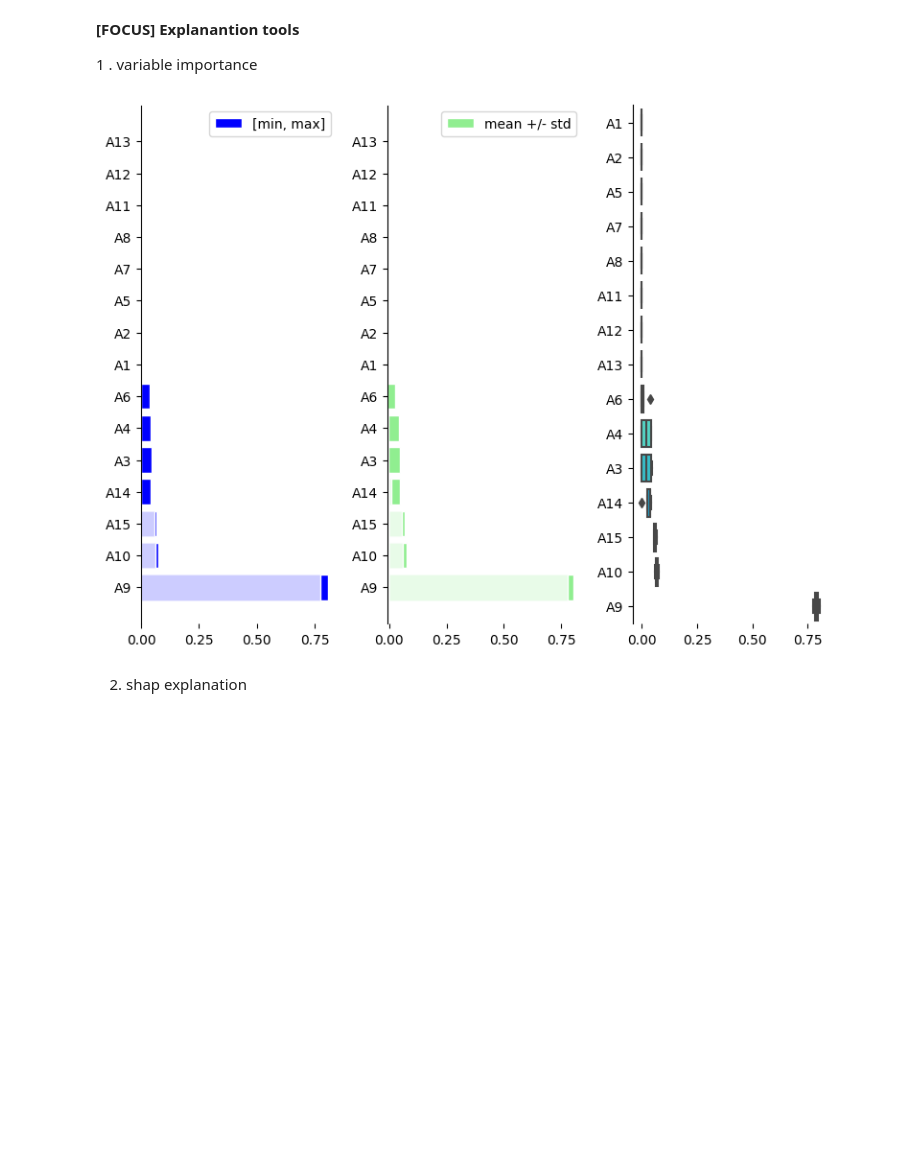
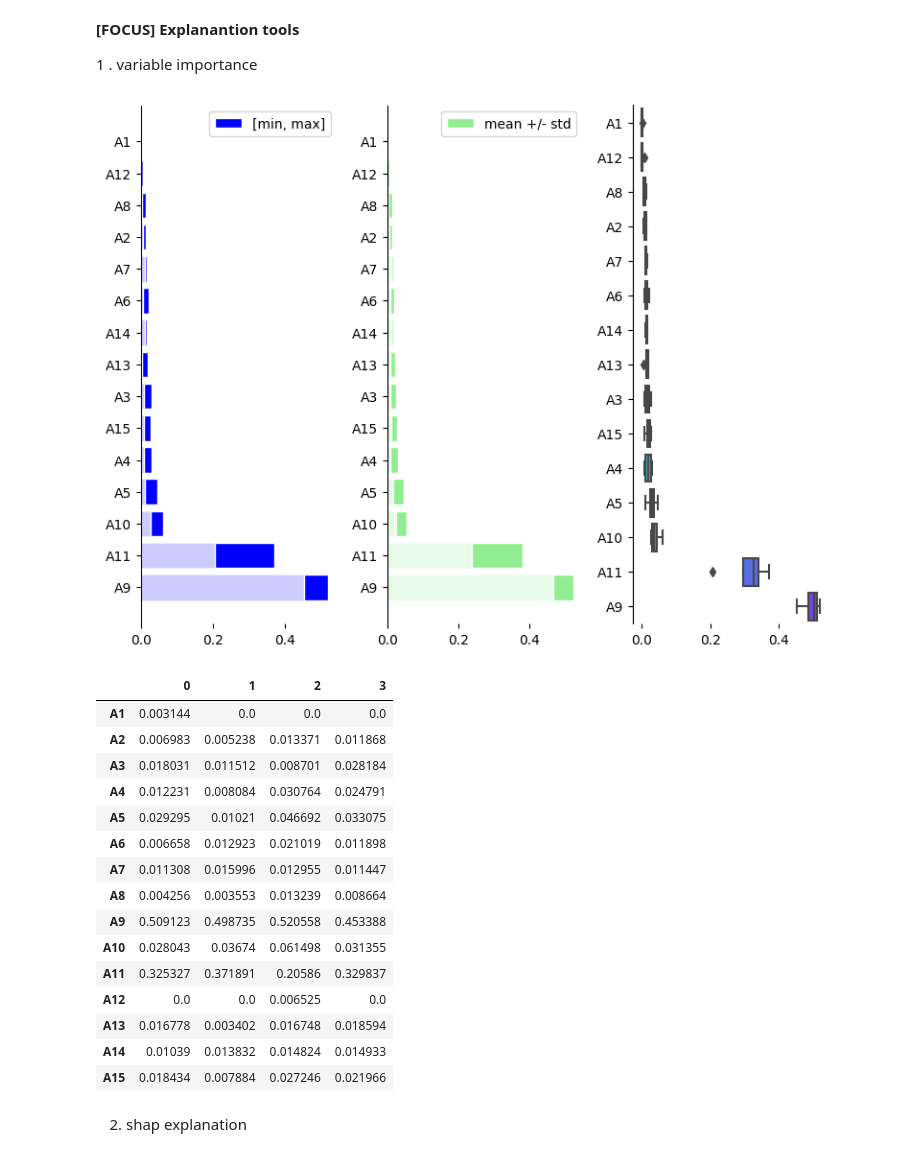
Before and after one commit to eurobios-mews-labs/palma, a Jupyter notebook: examples/classification.ipynb, the cells around one changed output. Drawn from its saved outputs; the diff is of its cells as text; code cells hidden in the pictures; blank space fills up the shorter version.

```diff
--- a/examples/classification.ipynb
+++ b/examples/classification.ipynb
@@ -44,7 +44,7 @@ Using the FLAML library, the best model (in a given estimator family) is searche
 # %%
 %%capture
 ms = ModelSelector(engine="FlamlOptimizer",
-                   engine_parameters=dict(time_budget=10))
+                   engine_parameters=dict(time_budget=20))
 ms.start(project)
 # %%
 ms.best_model_
@@ -94,20 +93,33 @@ print()
 
 1 . variable importance
 # %%
-f, ax = plt.subplots(figsize=(8, 6), ncols=3,
-
-                     )
+f, ax = plt.subplots(figsize=(8, 6), ncols=3)
 plt.sca(ax[0])
 analyser.plot_variable_importance(mode="minmax", color="blue")
 plt.sca(ax[1])
 analyser.plot_variable_importance(mode="std", color="lightgreen")
 plt.sca(ax[2])
 analyser.plot_variable_importance(mode="boxplot", cmap="rainbow_r")
 plt.show()
-
-print()
+analyser.variable_importance()
 # %% [output]
-[figure, old version]
+[figure, new version]
+|  | 0 | 1 | 2 | 3 |
+| A1 | 0.003144 | 0.0 | 0.0 | 0.0 |
+| A2 | 0.006983 | 0.005238 | 0.013371 | 0.011868 |
+| A3 | 0.018031 | 0.011512 | 0.008701 | 0.028184 |
+| A4 | 0.012231 | 0.008084 | 0.030764 | 0.024791 |
+| A5 | 0.029295 | 0.01021 | 0.046692 | 0.033075 |
+| A6 | 0.006658 | 0.012923 | 0.021019 | 0.011898 |
+| A7 | 0.011308 | 0.015996 | 0.012955 | 0.011447 |
+| A8 | 0.004256 | 0.003553 | 0.013239 | 0.008664 |
+| A9 | 0.509123 | 0.498735 | 0.520558 | 0.453388 |
+| A10 | 0.028043 | 0.03674 | 0.061498 | 0.031355 |
+| A11 | 0.325327 | 0.371891 | 0.20586 | 0.329837 |
+| A12 | 0.0 | 0.0 | 0.006525 | 0.0 |
+| A13 | 0.016778 | 0.003402 | 0.016748 | 0.018594 |
+| A14 | 0.01039 | 0.013832 | 0.014824 | 0.014933 |
+| A15 | 0.018434 | 0.007884 | 0.027246 | 0.021966 |
 # %% [markdown]
 2. shap explanation
 # %%
```
Also changed, not shown: parts of 8 cells of this notebook.
